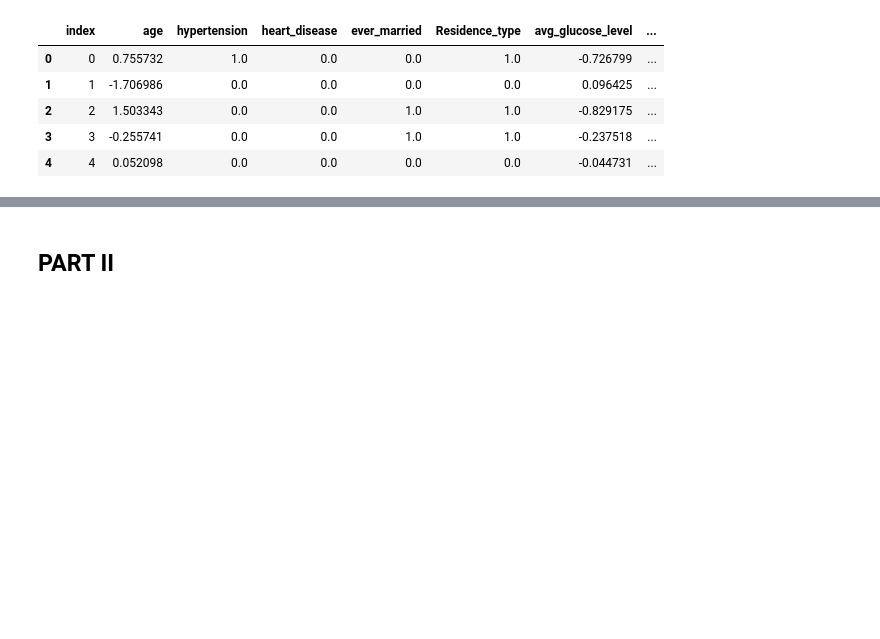
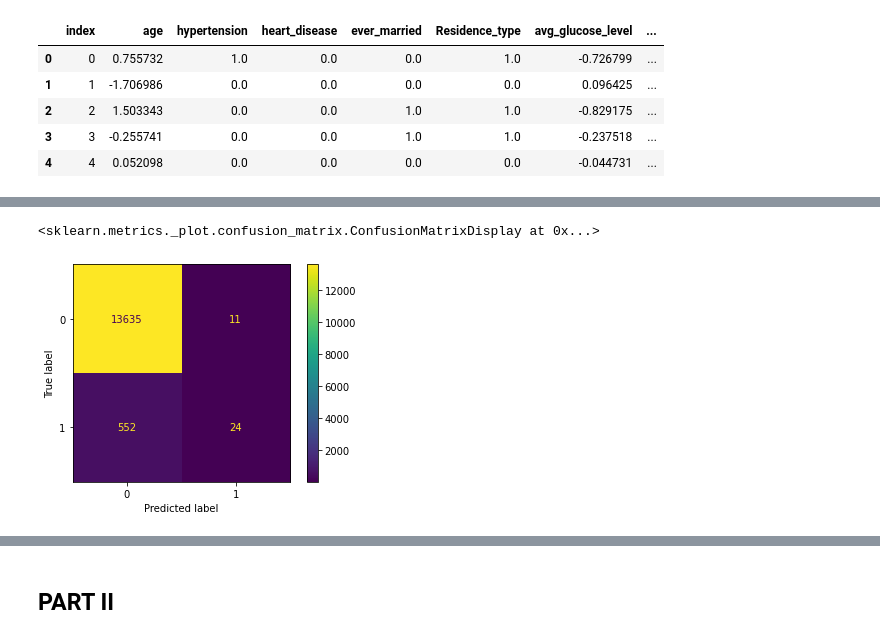
Before and after one commit to 01bbae/CPSC392-Project1, a Jupyter notebook: Project1_FA21.ipynb, the cells around one changed output, grey strips where cells are left out. Cells and saved outputs as stored; diff of their text form; code cells hidden in the pictures; blank space fills up the shorter version.

```diff
--- a/Project1_FA21.ipynb
+++ b/Project1_FA21.ipynb
@@ -88,14 +60,14 @@ dtype: int64
 data = data.dropna()
 data = data.reset_index()
 # %%
-contpred=['age','avg_glucose_level','bmi','er_visits','raccoons_to_fight','fast_food_budget_month']
-predictors=data.columns.drop('stroke')
-# print(predictors)
+contpred=['age','avg_glucose_level','bmi','er_visits','raccoons_to_fight','fast_food_budget_month','income_in_k']
+predictors=data.columns.drop(['stroke','index'])
 X = data[contpred]
 zscore = StandardScaler()
 zX = zscore.fit_transform(X)
-data.loc[:,contpred]=zX
-data.head()
+data2 = data.copy()
+data2.loc[:,contpred]=zX
+data2.head()
 # %% [output]
 |  | index | age | hypertension | heart_disease | ever_married | Residence_type | avg_glucose_level | ... |
 | 0 | 0 | 0.755732 | 1.0 | 0.0 | 0.0 | 1.0 | -0.726799 | ... |
@@ -149,0 +106,5 @@ https://stackoverflow.com/questions/53720684/use-kfold-split-to-fit-model-return
+# %%
+logit2 = LogisticRegression(solver='lbfgs',max_iter=100000000)
+model = logit2.fit(data2[predictors],data2['stroke'])
+coef = pd.DataFrame({'predictors':predictors, 'coefs':logit2.coef_[0], 'intercept':logit2.intercept_[0]})
+coef
@@ -149,0 +128,5 @@ https://stackoverflow.com/questions/53720684/use-kfold-split-to-fit-model-return
+# %%
+plot_confusion_matrix(logit2,data2[predictors],data2['stroke'])
+# %% [output]
+<sklearn.metrics._plot.confusion_matrix.ConfusionMatrixDisplay at 0x...>
+[figure, added]
```
Also changed, not shown: parts of 29 cells of this notebook, 2 other files.
